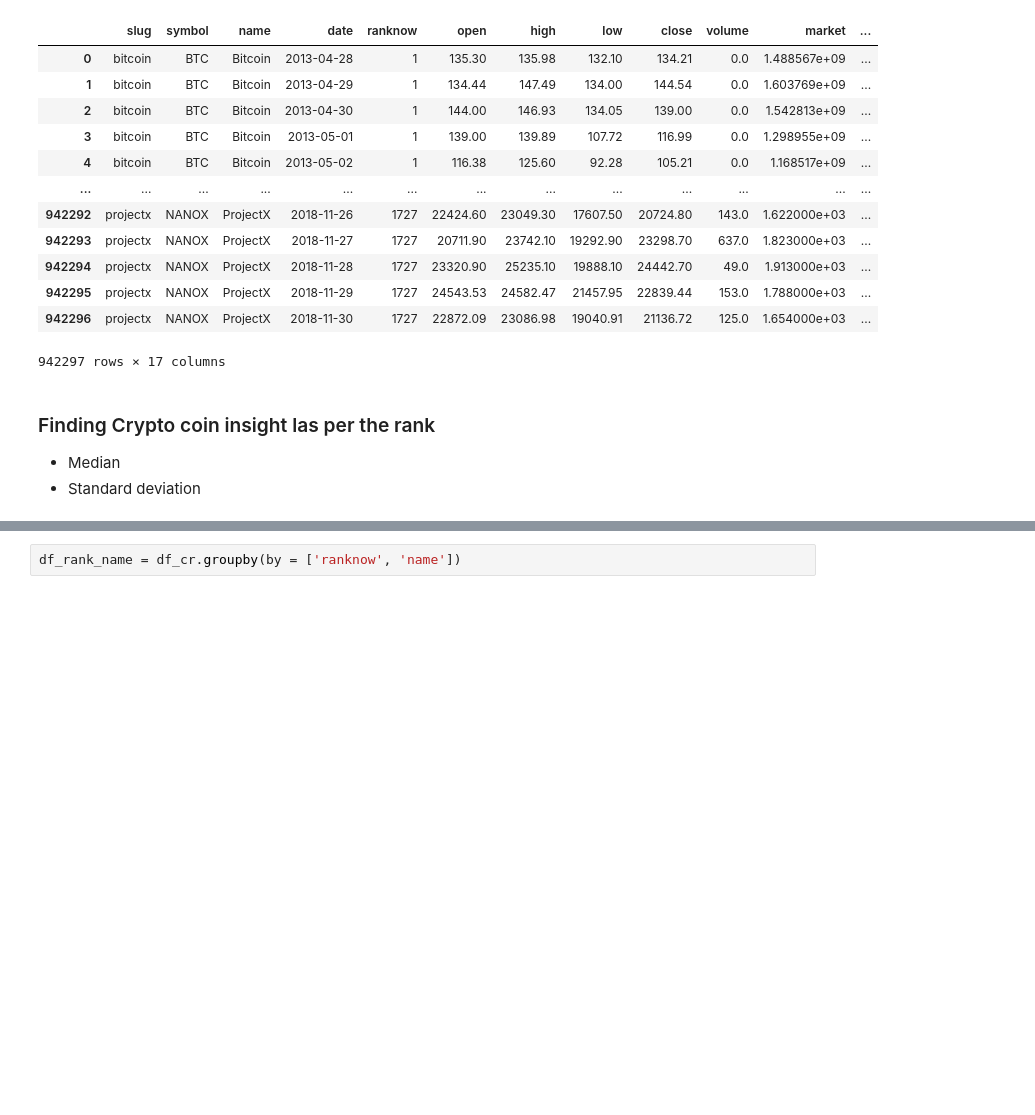
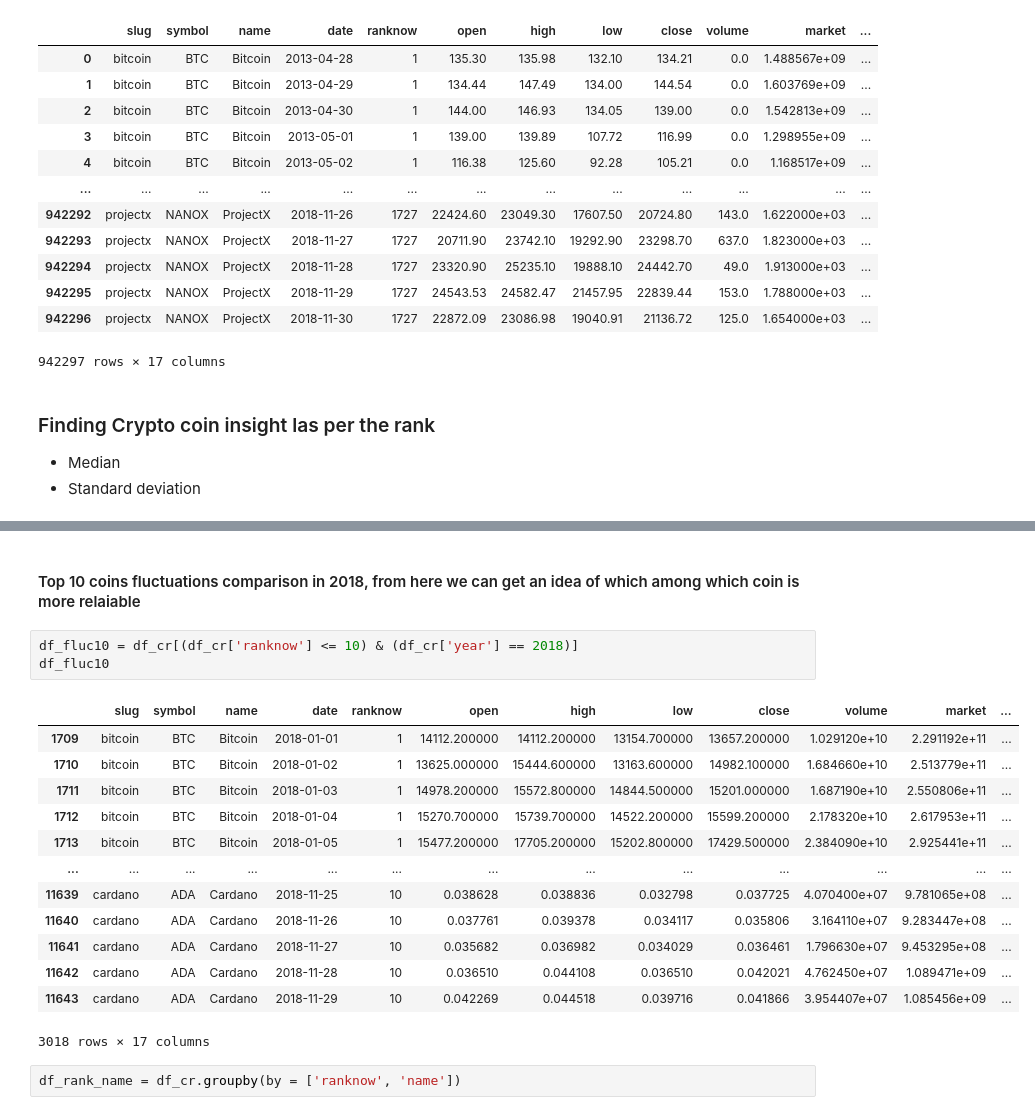
Before and after one commit to anupghosh-git/crypto-markets-data-analysis, a Jupyter notebook: Crypto-markets-data-analysis.ipynb, the cells around one changed output, grey strips where cells are left out. Saved outputs shown, nothing was run; the diff lists cells and outputs as text; blank space fills up the shorter version.

```diff
--- a/Crypto-markets-data-analysis.ipynb
+++ b/Crypto-markets-data-analysis.ipynb
@@ -220,3 +240,22 @@ df_cr
+# %% [markdown]
+#### Top 10 coins fluctuations comparison in 2018, from here we can get an idea of which among which coin is more relaiable
+# %%
+df_fluc10 = df_cr[(df_cr['ranknow'] <= 10) & (df_cr['year'] == 2018)]
+df_fluc10
+# %% [output]
+|  | slug | symbol | name | date | ranknow | open | high | low | close | volume | market | ... |
+| 1709 | bitcoin | BTC | Bitcoin | 2018-01-01 | 1 | 14112.200000 | 14112.200000 | 13154.700000 | 13657.200000 | 1.029120e+10 | 2.291192e+11 | ... |
+| 1710 | bitcoin | BTC | Bitcoin | 2018-01-02 | 1 | 13625.000000 | 15444.600000 | 13163.600000 | 14982.100000 | 1.684660e+10 | 2.513779e+11 | ... |
+| 1711 | bitcoin | BTC | Bitcoin | 2018-01-03 | 1 | 14978.200000 | 15572.800000 | 14844.500000 | 15201.000000 | 1.687190e+10 | 2.550806e+11 | ... |
+| 1712 | bitcoin | BTC | Bitcoin | 2018-01-04 | 1 | 15270.700000 | 15739.700000 | 14522.200000 | 15599.200000 | 2.178320e+10 | 2.617953e+11 | ... |
+| 1713 | bitcoin | BTC | Bitcoin | 2018-01-05 | 1 | 15477.200000 | 17705.200000 | 15202.800000 | 17429.500000 | 2.384090e+10 | 2.925441e+11 | ... |
+| ... | ... | ... | ... | ... | ... | ... | ... | ... | ... | ... | ... | ... |
+| 11639 | cardano | ADA | Cardano | 2018-11-25 | 10 | 0.038628 | 0.038836 | 0.032798 | 0.037725 | 4.070400e+07 | 9.781065e+08 | ... |
+| 11640 | cardano | ADA | Cardano | 2018-11-26 | 10 | 0.037761 | 0.039378 | 0.034117 | 0.035806 | 3.164110e+07 | 9.283447e+08 | ... |
+| 11641 | cardano | ADA | Cardano | 2018-11-27 | 10 | 0.035682 | 0.036982 | 0.034029 | 0.036461 | 1.796630e+07 | 9.453295e+08 | ... |
+| 11642 | cardano | ADA | Cardano | 2018-11-28 | 10 | 0.036510 | 0.044108 | 0.036510 | 0.042021 | 4.762450e+07 | 1.089471e+09 | ... |
+| 11643 | cardano | ADA | Cardano | 2018-11-29 | 10 | 0.042269 | 0.044518 | 0.039716 | 0.041866 | 3.954407e+07 | 1.085456e+09 | ... |
+3018 rows × 17 columns
 # %%
 df_rank_name = df_cr.groupby(by = ['ranknow', 'name'])
 # %%
```
Also changed, not shown: parts of 8 cells of this notebook.
